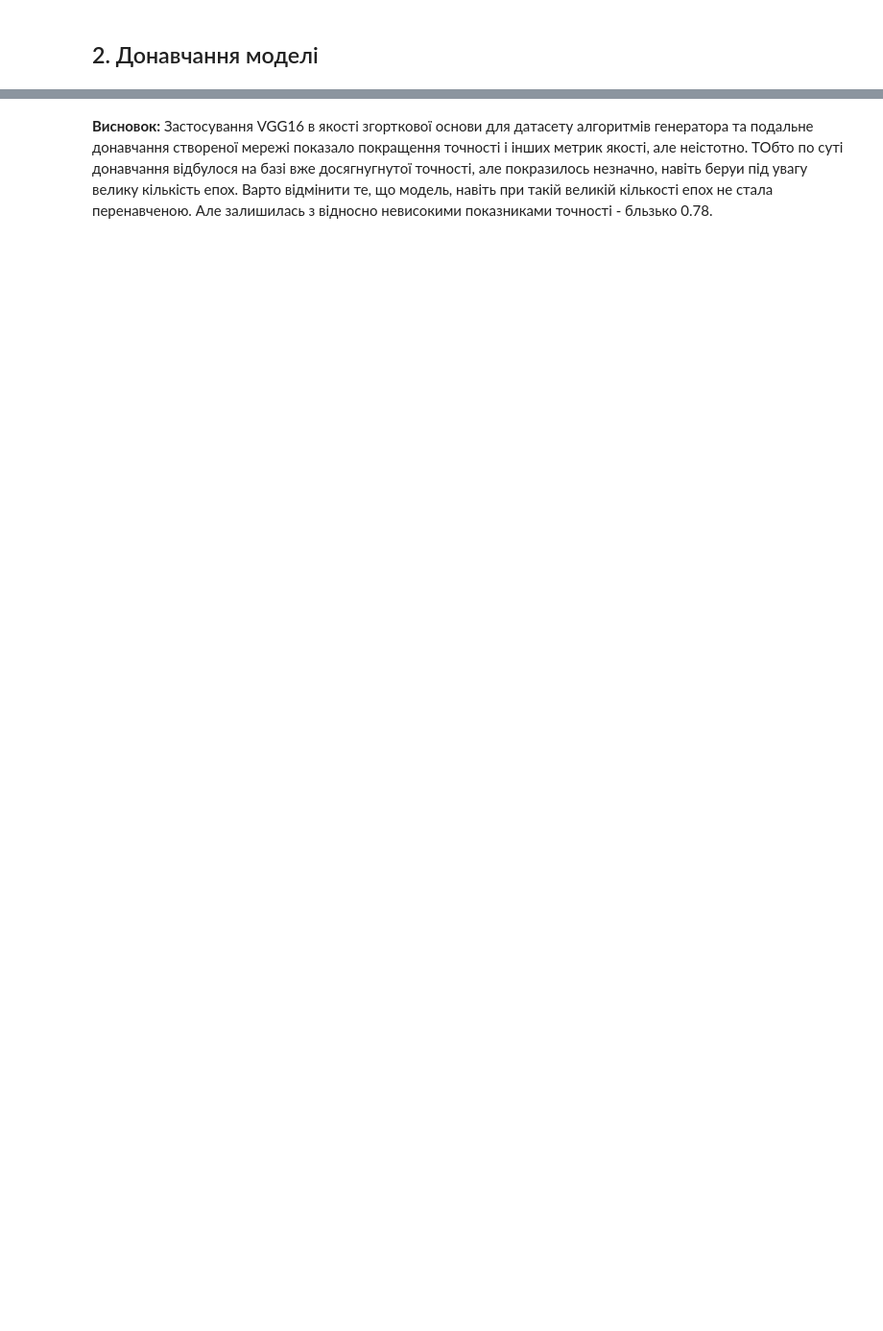
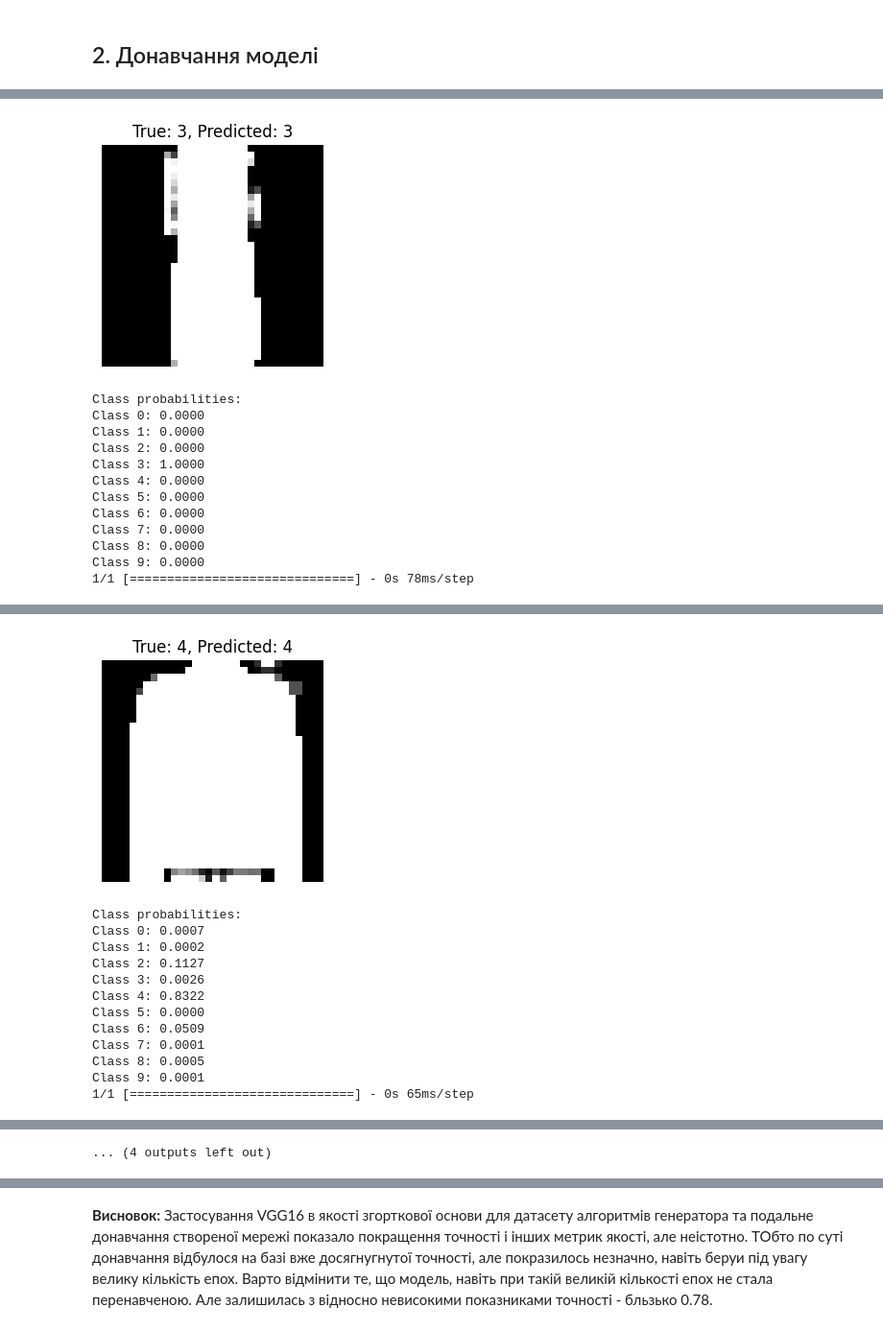
Before and after one commit to OlexandrYakovenko/goit_dsml-hw-13, a Jupyter notebook: HW13_task2.ipynb, the cells around one changed output, grey strips where cells are left out. Shown at 96% size. Drawn from its saved outputs; the diff is of its cells as text; code cells hidden in the pictures; blank space fills up the shorter version.

```diff
--- a/HW13_task2.ipynb
+++ b/HW13_task2.ipynb
@@ -233,2 +323,2 @@ model.save("model_VGG16")
 # %%
-conv_base = VGG16(weights="imagenet", include_top=False, input_shape=(150, 150, 3))
+conv_base = VGG16(weights="imagenet", include_top=False, input_shape=(32, 32, 3))
@@ -254,9 +355,15 @@ modified_model = models.Sequential([
 ])
 # %%
 
+# # Компілюємо модель
+# modified_model.compile(
+#     loss="sparse_categorical_crossentropy", # Зміна на sparse_categorical_crossentropy для багатокласової класифікації
+#     optimizer=tf.keras.optimizers.RMSprop(learning_rate=2e-5),
+#     metrics=["accuracy"]
+# )
 # Компілюємо модель
-model.compile(
-    loss="sparse_categorical_crossentropy", # Зміна на sparse_categorical_crossentropy для багатокласової класифікації
+modified_model.compile(
+    loss="sparse_categorical_crossentropy",  # Зміна на sparse_categorical_crossentropy для багатокласової класифікації
     optimizer=tf.keras.optimizers.RMSprop(learning_rate=2e-5),
     metrics=["accuracy"]
 )
@@ -314,0 +482,8 @@ modified_model.save("modified_model_VGG16")
+# %%
+
+class_names = ['T-shirt/top', 'Trouser', 'Pullover', 'Dress', 'Coat',
+               'Sandal', 'Shirt', 'Sneaker', 'Bag', 'Ankle boot']
+
+# Виведення номерів і назв класів
+for idx, class_name in enumerate(class_names):
+    print(f'Номер: {idx}, Назва: {class_name}')
@@ -314,0 +501,22 @@ modified_model.save("modified_model_VGG16")
+# %%
+num_images = 5
+indices = np.random.choice(len(test_images), num_images, replace=False)
+
+for idx in indices:
+    image = test_images[idx]
+    true_label = test_labels[idx]
+
+    # Make predictions
+    y_pred_prob = modified_model.predict(np.expand_dims(image, axis=0))
+    predicted_label = np.argmax(y_pred_prob)
+
+    plt.figure(figsize=(3, 3))
+    plt.imshow(image, cmap='gray')
+    plt.axis('off')
+    plt.title(f'True: {true_label}, Predicted: {predicted_label}')
+    plt.show()
+
+    print('Class probabilities:')
+    for class_idx, prob in enumerate(y_pred_prob[0]):
+        print(f'Class {class_idx}: {prob:.4f}')
+# %% [output]
@@ -314,0 +525,13 @@ modified_model.save("modified_model_VGG16")
+[figure, added]
+Class probabilities:
+Class 0: 0.0000
+Class 1: 0.0000
+Class 2: 0.0000
+Class 3: 1.0000
+Class 4: 0.0000
+Class 5: 0.0000
+Class 6: 0.0000
+Class 7: 0.0000
+Class 8: 0.0000
+Class 9: 0.0000
+1/1 [==============================] - 0s 78ms/step
@@ -314,0 +539,13 @@ modified_model.save("modified_model_VGG16")
+[figure, added]
+Class probabilities:
+Class 0: 0.0007
+Class 1: 0.0002
+Class 2: 0.1127
+Class 3: 0.0026
+Class 4: 0.8322
+Class 5: 0.0000
+Class 6: 0.0509
+Class 7: 0.0001
+Class 8: 0.0005
+Class 9: 0.0001
+1/1 [==============================] - 0s 65ms/step
@@ -314,0 +568 @@ modified_model.save("modified_model_VGG16")
+... (4 outputs left out)
```
Also changed, not shown: parts of 30 cells of this notebook, 2 other files.
